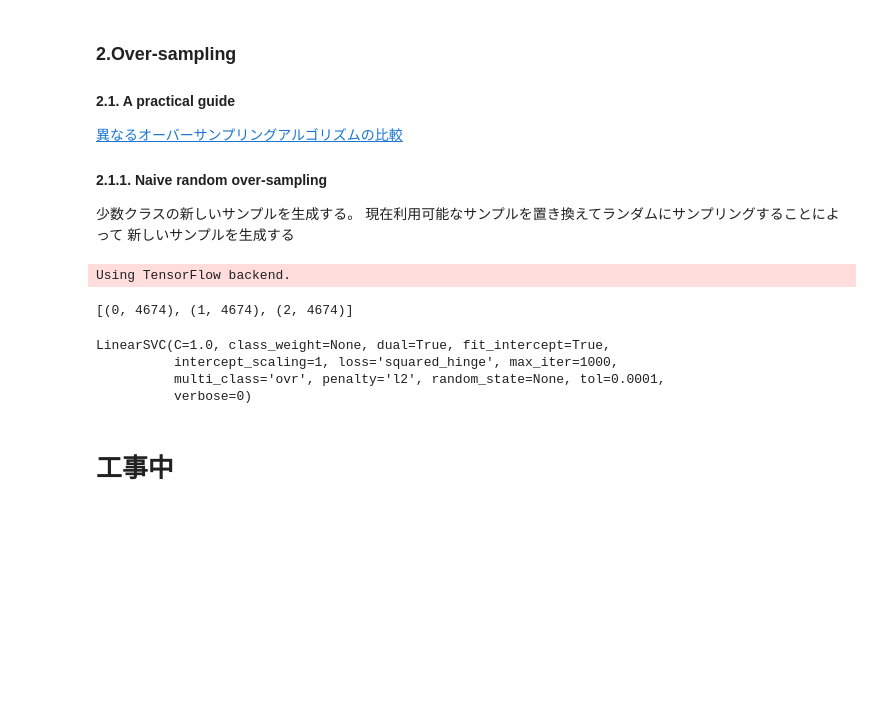
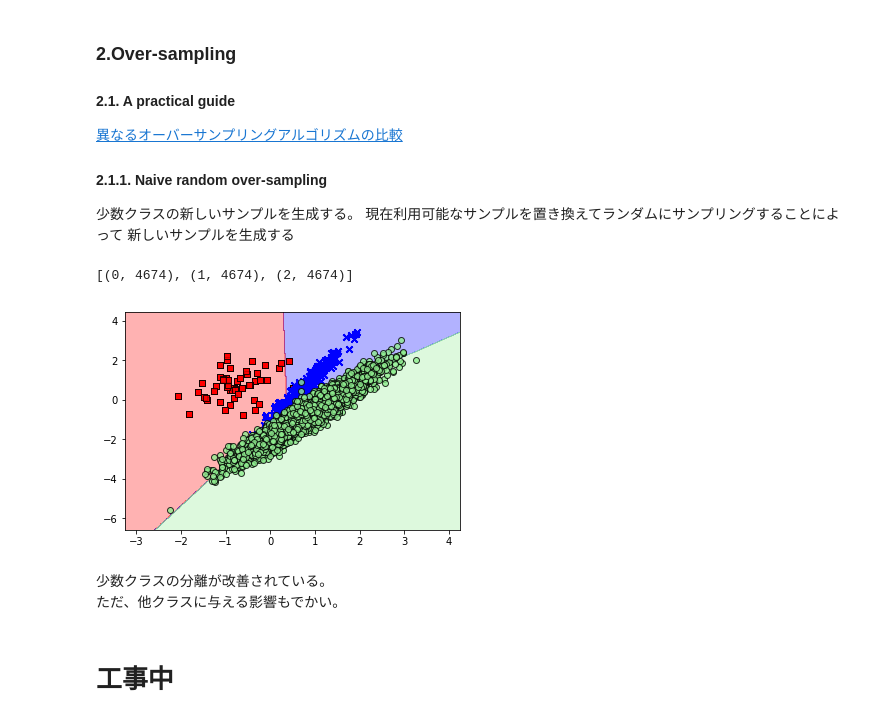
Before and after one commit to pea-sys/Til, a Jupyter notebook: ImbalancedLearnPractice.ipynb, the cells around one changed output. Saved outputs shown, nothing was run; the diff lists cells and outputs as text; code cells hidden in the pictures; blank space fills up the shorter version.

```diff
--- a/ImbalancedLearnPractice.ipynb
+++ b/ImbalancedLearnPractice.ipynb
@@ -58,28 +99,20 @@ Successfully installed imbalanced-learn-0.5.0
 少数クラスの新しいサンプルを生成する。
 現在利用可能なサンプルを置き換えてランダムにサンプリングすることによって  新しいサンプルを生成する
 # %%
-from sklearn.datasets import make_classification
-X, y = make_classification(n_samples=5000, n_features=2, n_informative=2,
-                           n_redundant=0, n_repeated=0, n_classes=3,
-                           n_clusters_per_class=1,
-                           weights=[0.01, 0.05, 0.94],
-                           class_sep=0.8, random_state=0)
 from imblearn.over_sampling import RandomOverSampler
 ros = RandomOverSampler(random_state=0)
 X_resampled, y_resampled = ros.fit_resample(X, y)
 from collections import Counter
 print(sorted(Counter(y_resampled).items()))
 # %% [output]
-Using TensorFlow backend.
+[(0, 4674), (1, 4674), (2, 4674)]
-[(0, 4674), (1, 4674), (2, 4674)]
-# %%
-from sklearn.svm import LinearSVC
-clf = LinearSVC()
-clf.fit(X_resampled, y_resampled) # doctest : +ELLIPSIS
-# %% [output]
-LinearSVC(C=1.0, class_weight=None, dual=True, fit_intercept=True,
-          intercept_scaling=1, loss='squared_hinge', max_iter=1000,
-          multi_class='ovr', penalty='l2', random_state=None, tol=0.0001,
-          verbose=0)
+# %%
+linear_svm = clf.fit(X_resampled, y_resampled)
+plot_decision_regions(X_resampled, y_resampled, clf, resolution=0.02)
+# %% [output]
+[figure, added]
+# %% [markdown]
+少数クラスの分離が改善されている。
+ただ、他クラスに与える影響もでかい。
 # %% [markdown]
 # 工事中
```
Also changed, not shown: parts of 6 cells of this notebook.
